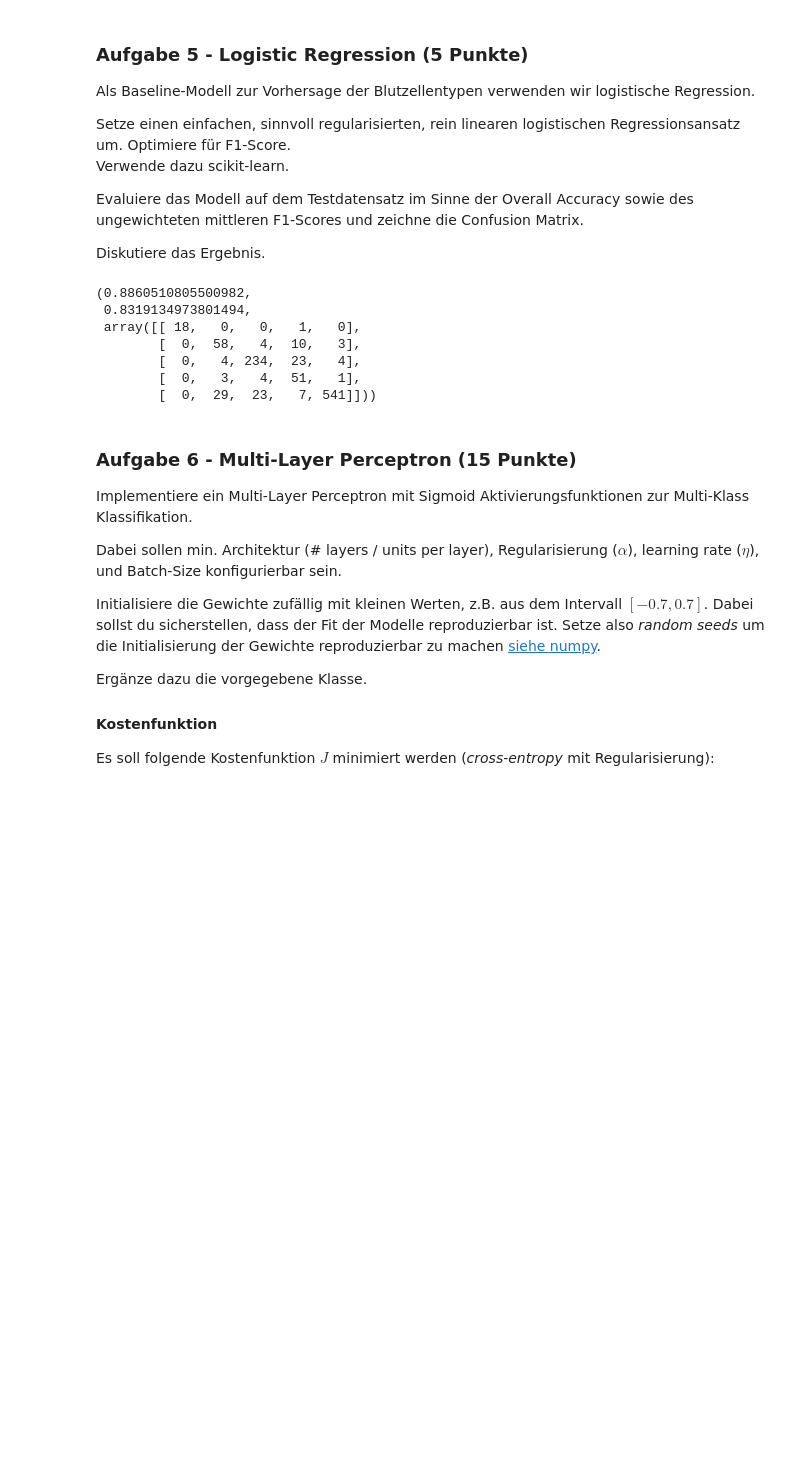
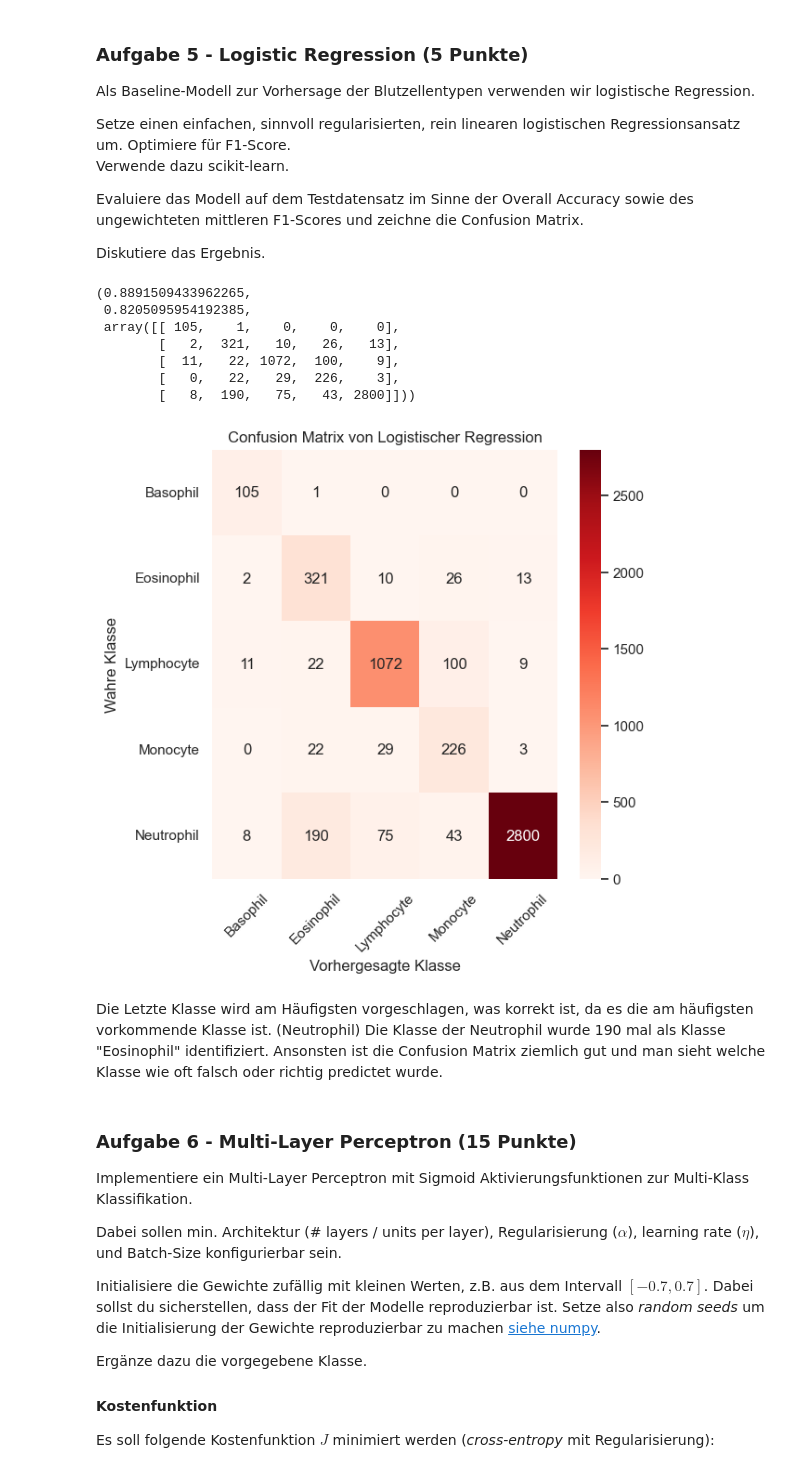
Before and after one commit to Luuzemp14/mc2_gml, a Jupyter notebook: gml_minichallenge_2-checkpoint.ipynb, the cells around one changed output. Drawn from its saved outputs; the diff is of its cells as text; code cells hidden in the pictures; blank space fills up the shorter version.

```diff
--- a/gml_minichallenge_2-checkpoint.ipynb
+++ b/gml_minichallenge_2-checkpoint.ipynb
@@ -647,16 +692,11 @@ from sklearn.metrics import accuracy_score, f1_score, confusion_matrix
 from sklearn.preprocessing import StandardScaler
 from sklearn.metrics import confusion_matrix
 
-
-# Entfernen der Bilddateinamen-Spalte
-train_data = train_data.drop(columns=[train_data.columns[0]])
-
 # Aufteilen der Daten in Features und Labels
-X = train_data.drop('Class', axis=1)
-y = train_data['Class']
-
-# Aufteilen der Daten in Trainings- und Testsets
-X_train, X_test, y_train, y_test = train_test_split(X, y, test_size=0.2, random_state=42)
+X_train = train_data.drop(['Class', 'image filename'], axis=1)
+y_train = train_data['Class']
+X_test = test_data.drop(['Class', 'image filename'], axis=1)
+y_test = test_data['Class']
 
 # Daten standardisieren
 scaler = StandardScaler()
@@ -664,28 +704,47 @@ X_train_scaled = scaler.fit_transform(X_train)
 X_test_scaled = scaler.transform(X_test)
 
 # Erstellen und Trainieren des logistischen Regressionsmodells
-model = LogisticRegression(random_state=42, max_iter=50000, class_weight='balanced')
+model = LogisticRegression(random_state=42, max_iter=50_000, class_weight='balanced')
 model.fit(X_train_scaled, y_train)
 
 # Vorhersagen auf dem Testdatensatz
 y_pred = model.predict(X_test_scaled)
 
 # Berechnen der Metriken
-accuracy = accuracy_score(y_test, y_pred)
-f1 = f1_score(y_test, y_pred, average='macro') # ungewichteter Durchschnitt für F1-Score
-conf_matrix = confusion_matrix(y_test, y_pred)
+accuracy_logreg = accuracy_score(y_test, y_pred)
+f1_logreg = f1_score(y_test, y_pred, average='macro') # ungewichteter Durchschnitt für F1-Score
+conf_matrix_logreg = confusion_matrix(y_test, y_pred)
 
-accuracy, f1, conf_matrix
+accuracy_logreg, f1_logreg, conf_matrix_logreg
 
 ### END SOLUTION
 # %% [output]
-(0.8860510805500982,
- 0.8319134973801494,
- array([[ 18,   0,   0,   1,   0],
-        [  0,  58,   4,  10,   3],
-        [  0,   4, 234,  23,   4],
-        [  0,   3,   4,  51,   1],
-        [  0,  29,  23,   7, 541]]))
+(0.8891509433962265,
+ 0.8205095954192385,
+ array([[ 105,    1,    0,    0,    0],
+        [   2,  321,   10,   26,   13],
+        [  11,   22, 1072,  100,    9],
+        [   0,   22,   29,  226,    3],
+        [   8,  190,   75,   43, 2800]]))
+# %%
+# liste der klassen
+lst_classes = ['Basophil', 'Eosinophil', 'Lymphocyte', 'Monocyte', 'Neutrophil']
+
+# heatmap für confusion matrix
+plt.figure(figsize=(6, 6))
+sns.heatmap(conf_matrix_logreg, annot=True, cmap='Reds', fmt='g', xticklabels=lst_classes, yticklabels=lst_classes)
+plt.title('Confusion Matrix von Logistischer Regression')
+plt.xlabel('Vorhergesagte Klasse')
+plt.ylabel('Wahre Klasse')
+plt.xticks(rotation=45)
+plt.yticks(rotation=0)
+plt.show()
+# %% [output]
+[figure, added]
+# %% [markdown]
+Die Letzte Klasse wird am Häufigsten vorgeschlagen, was korrekt ist, da es die am häufigsten vorkommende Klasse ist. (Neutrophil)
+Die Klasse der Neutrophil wurde 190 mal als Klasse "Eosinophil" identifiziert.
+Ansonsten ist die Confusion Matrix ziemlich gut und man sieht welche Klasse wie oft falsch oder richtig predictet wurde.
 # %% [markdown]
 ### Aufgabe 6 - Multi-Layer Perceptron (15 Punkte)
 
```
Also changed, not shown: parts of 52 cells of this notebook.
